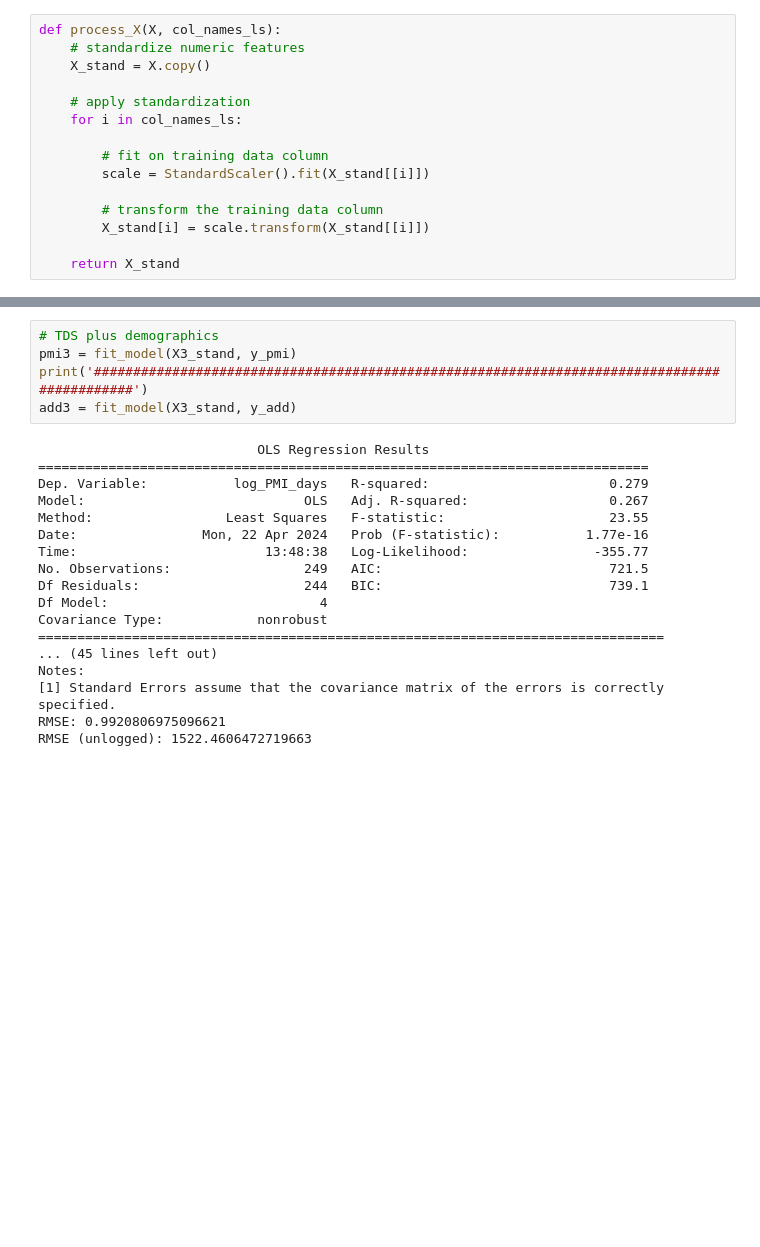
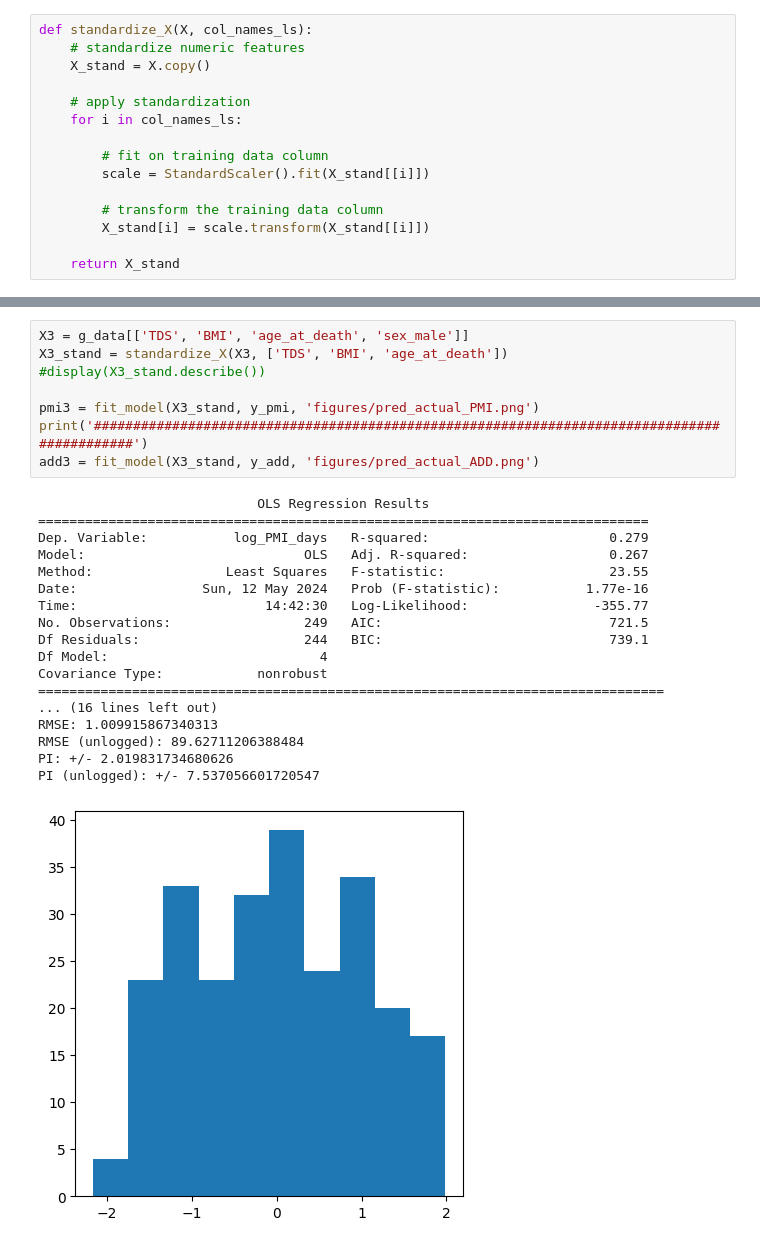
Before and after one commit to annamarianau/post_mortem_interval_estimation, a Jupyter notebook: regression_analysis/LR_max_1year.ipynb, the cells around one changed output, grey strips where cells are left out. Cells and saved outputs as stored; diff of their text form; blank space fills up the shorter version.

```diff
--- a/regression_analysis/LR_max_1year.ipynb
+++ b/regression_analysis/LR_max_1year.ipynb
@@ -25,5 +65,5 @@ display(g_data.head())
 # %%
-def process_X(X, col_names_ls):
+def standardize_X(X, col_names_ls):
     # standardize numeric features
     X_stand = X.copy()
 
@@ -183,23 +225,27 @@ RMSE (unlogged): 1546.7434598410327
 # %%
-# TDS plus demographics
-pmi3 = fit_model(X3_stand, y_pmi)
+X3 = g_data[['TDS', 'BMI', 'age_at_death', 'sex_male']]
+X3_stand = standardize_X(X3, ['TDS', 'BMI', 'age_at_death'])
+#display(X3_stand.describe())
+
+pmi3 = fit_model(X3_stand, y_pmi, 'figures/pred_actual_PMI.png')
 print('############################################################################################')
-add3 = fit_model(X3_stand, y_add)
+add3 = fit_model(X3_stand, y_add, 'figures/pred_actual_ADD.png')
 # %% [output]
                             OLS Regression Results
 ==============================================================================
 Dep. Variable:           log_PMI_days   R-squared:                       0.279
 Model:                            OLS   Adj. R-squared:                  0.267
 Method:                 Least Squares   F-statistic:                     23.55
-Date:                Mon, 22 Apr 2024   Prob (F-statistic):           1.77e-16
-Time:                        13:48:38   Log-Likelihood:                -355.77
+Date:                Sun, 12 May 2024   Prob (F-statistic):           1.77e-16
+Time:                        14:42:30   Log-Likelihood:                -355.77
 No. Observations:                 249   AIC:                             721.5
 Df Residuals:                     244   BIC:                             739.1
 Df Model:                           4
 Covariance Type:            nonrobust
 ================================================================================
-... (45 lines left out)
-Notes:
-[1] Standard Errors assume that the covariance matrix of the errors is correctly specified.
-RMSE: 0.9920806975096621
-RMSE (unlogged): 1522.4606472719663
+... (16 lines left out)
+RMSE: 1.009915867340313
+RMSE (unlogged): 89.62711206388484
+PI: +/- 2.019831734680626
+PI (unlogged): +/- 7.537056601720547
+[figure, added]
```
Also changed, not shown: parts of 22 cells of this notebook, 14 other files.
